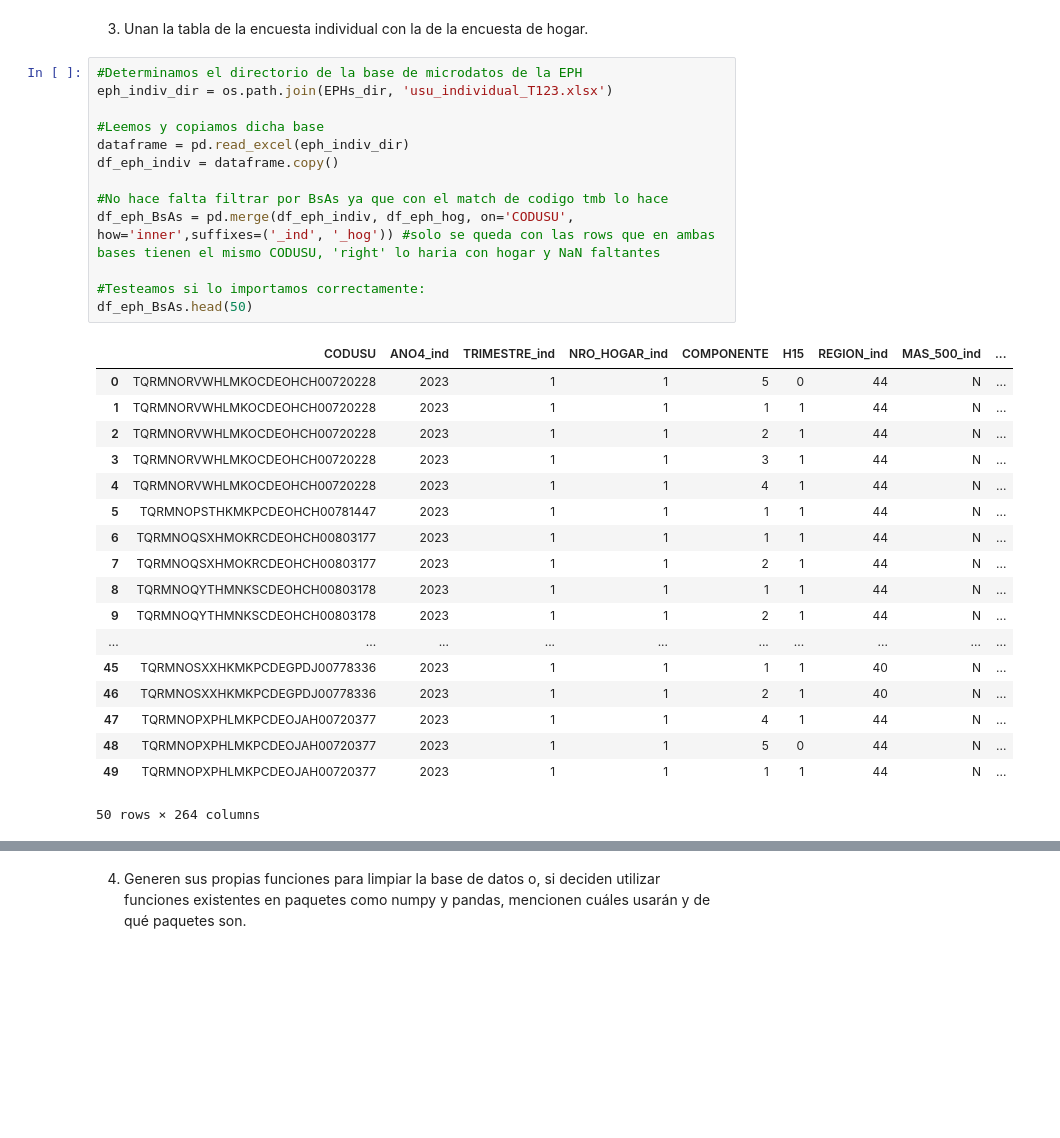
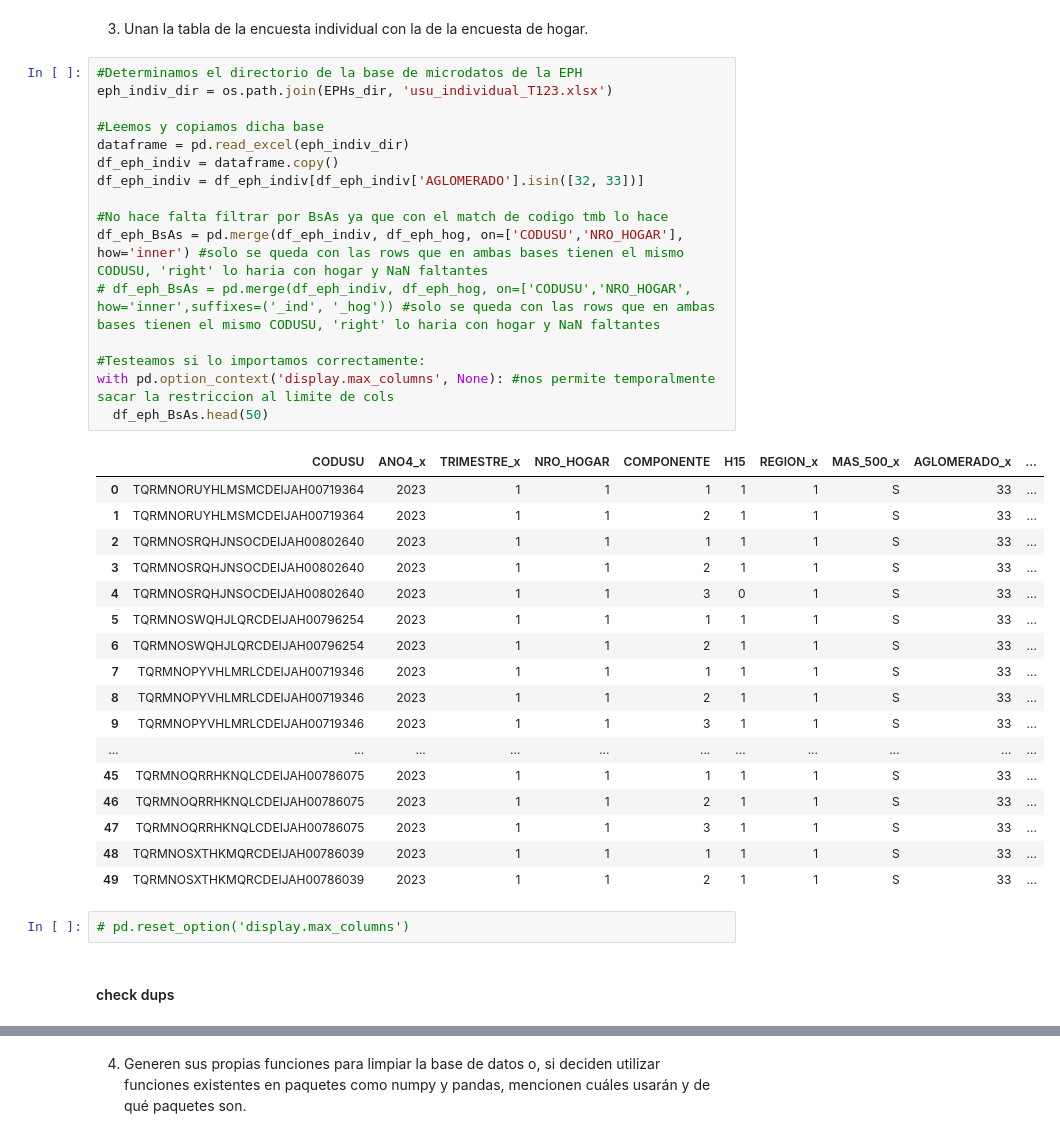
Before and after one commit to TheAtu/TP3, a Jupyter notebook: programs/[TMP] TP3-Parte_1.ipynb, the cells around one changed output, grey strips where cells are left out. Saved outputs shown, nothing was run; the diff lists cells and outputs as text; blank space fills up the shorter version.

Commit message:
Avanzamos con Parte 1
- bases correctamente unidas
- funciones de limpiado
- limpiado de base

```diff
--- a/programs/[TMP] TP3-Parte_1.ipynb
+++ b/programs/[TMP] TP3-Parte_1.ipynb
@@ -112,32 +112,38 @@ df_eph_hog_BsAs.head(15)
 # %%
 #Determinamos el directorio de la base de microdatos de la EPH
 eph_indiv_dir = os.path.join(EPHs_dir, 'usu_individual_T123.xlsx')
 
 #Leemos y copiamos dicha base
 dataframe = pd.read_excel(eph_indiv_dir)
 df_eph_indiv = dataframe.copy()
+df_eph_indiv = df_eph_indiv[df_eph_indiv['AGLOMERADO'].isin([32, 33])]
 
 #No hace falta filtrar por BsAs ya que con el match de codigo tmb lo hace
-df_eph_BsAs = pd.merge(df_eph_indiv, df_eph_hog, on='CODUSU', how='inner',suffixes=('_ind', '_hog')) #solo se queda con las rows que en ambas bases tienen el mismo CODUSU, 'right' lo haria con hogar y NaN faltantes
+df_eph_BsAs = pd.merge(df_eph_indiv, df_eph_hog, on=['CODUSU','NRO_HOGAR'], how='inner') #solo se queda con las rows que en ambas bases tienen el mismo CODUSU, 'right' lo haria con hogar y NaN faltantes
+# df_eph_BsAs = pd.merge(df_eph_indiv, df_eph_hog, on=['CODUSU','NRO_HOGAR', how='inner',suffixes=('_ind', '_hog')) #solo se queda con las rows que en ambas bases tienen el mismo CODUSU, 'right' lo haria con hogar y NaN faltantes
 
 #Testeamos si lo importamos correctamente:
-df_eph_BsAs.head(50)
+with pd.option_context('display.max_columns', None): #nos permite temporalmente sacar la restriccion al limite de cols
+  df_eph_BsAs.head(50)
 # %% [output]
-|  | CODUSU | ANO4_ind | TRIMESTRE_ind | NRO_HOGAR_ind | COMPONENTE | H15 | REGION_ind | MAS_500_ind | ... |
-| 0 | TQRMNORVWHLMKOCDEOHCH00720228 | 2023 | 1 | 1 | 5 | 0 | 44 | N | ... |
-| 1 | TQRMNORVWHLMKOCDEOHCH00720228 | 2023 | 1 | 1 | 1 | 1 | 44 | N | ... |
-| 2 | TQRMNORVWHLMKOCDEOHCH00720228 | 2023 | 1 | 1 | 2 | 1 | 44 | N | ... |
-| 3 | TQRMNORVWHLMKOCDEOHCH00720228 | 2023 | 1 | 1 | 3 | 1 | 44 | N | ... |
-| 4 | TQRMNORVWHLMKOCDEOHCH00720228 | 2023 | 1 | 1 | 4 | 1 | 44 | N | ... |
-| 5 | TQRMNOPSTHKMKPCDEOHCH00781447 | 2023 | 1 | 1 | 1 | 1 | 44 | N | ... |
-| 6 | TQRMNOQSXHMOKRCDEOHCH00803177 | 2023 | 1 | 1 | 1 | 1 | 44 | N | ... |
-| 7 | TQRMNOQSXHMOKRCDEOHCH00803177 | 2023 | 1 | 1 | 2 | 1 | 44 | N | ... |
-| 8 | TQRMNOQYTHMNKSCDEOHCH00803178 | 2023 | 1 | 1 | 1 | 1 | 44 | N | ... |
-| 9 | TQRMNOQYTHMNKSCDEOHCH00803178 | 2023 | 1 | 1 | 2 | 1 | 44 | N | ... |
-| ... | ... | ... | ... | ... | ... | ... | ... | ... | ... |
-| 45 | TQRMNOSXXHKMKPCDEGPDJ00778336 | 2023 | 1 | 1 | 1 | 1 | 40 | N | ... |
-| 46 | TQRMNOSXXHKMKPCDEGPDJ00778336 | 2023 | 1 | 1 | 2 | 1 | 40 | N | ... |
-| 47 | TQRMNOPXPHLMKPCDEOJAH00720377 | 2023 | 1 | 1 | 4 | 1 | 44 | N | ... |
-| 48 | TQRMNOPXPHLMKPCDEOJAH00720377 | 2023 | 1 | 1 | 5 | 0 | 44 | N | ... |
-| 49 | TQRMNOPXPHLMKPCDEOJAH00720377 | 2023 | 1 | 1 | 1 | 1 | 44 | N | ... |
+|  | CODUSU | ANO4_x | TRIMESTRE_x | NRO_HOGAR | COMPONENTE | H15 | REGION_x | MAS_500_x | AGLOMERADO_x | ... |
+| 0 | TQRMNORUYHLMSMCDEIJAH00719364 | 2023 | 1 | 1 | 1 | 1 | 1 | S | 33 | ... |
+| 1 | TQRMNORUYHLMSMCDEIJAH00719364 | 2023 | 1 | 1 | 2 | 1 | 1 | S | 33 | ... |
+| 2 | TQRMNOSRQHJNSOCDEIJAH00802640 | 2023 | 1 | 1 | 1 | 1 | 1 | S | 33 | ... |
+| 3 | TQRMNOSRQHJNSOCDEIJAH00802640 | 2023 | 1 | 1 | 2 | 1 | 1 | S | 33 | ... |
+| 4 | TQRMNOSRQHJNSOCDEIJAH00802640 | 2023 | 1 | 1 | 3 | 0 | 1 | S | 33 | ... |
+| 5 | TQRMNOSWQHJLQRCDEIJAH00796254 | 2023 | 1 | 1 | 1 | 1 | 1 | S | 33 | ... |
+| 6 | TQRMNOSWQHJLQRCDEIJAH00796254 | 2023 | 1 | 1 | 2 | 1 | 1 | S | 33 | ... |
+| 7 | TQRMNOPYVHLMRLCDEIJAH00719346 | 2023 | 1 | 1 | 1 | 1 | 1 | S | 33 | ... |
+| 8 | TQRMNOPYVHLMRLCDEIJAH00719346 | 2023 | 1 | 1 | 2 | 1 | 1 | S | 33 | ... |
+| 9 | TQRMNOPYVHLMRLCDEIJAH00719346 | 2023 | 1 | 1 | 3 | 1 | 1 | S | 33 | ... |
+| ... | ... | ... | ... | ... | ... | ... | ... | ... | ... | ... |
+| 45 | TQRMNOQRRHKNQLCDEIJAH00786075 | 2023 | 1 | 1 | 1 | 1 | 1 | S | 33 | ... |
+| 46 | TQRMNOQRRHKNQLCDEIJAH00786075 | 2023 | 1 | 1 | 2 | 1 | 1 | S | 33 | ... |
+| 47 | TQRMNOQRRHKNQLCDEIJAH00786075 | 2023 | 1 | 1 | 3 | 1 | 1 | S | 33 | ... |
+| 48 | TQRMNOSXTHKMQRCDEIJAH00786039 | 2023 | 1 | 1 | 1 | 1 | 1 | S | 33 | ... |
+| 49 | TQRMNOSXTHKMQRCDEIJAH00786039 | 2023 | 1 | 1 | 2 | 1 | 1 | S | 33 | ... |
-50 rows × 264 columns
+# %%
+# pd.reset_option('display.max_columns')
+# %% [markdown]
+#### check dups
```
Also changed, not shown: parts of 7 cells of this notebook, 5 other files.
